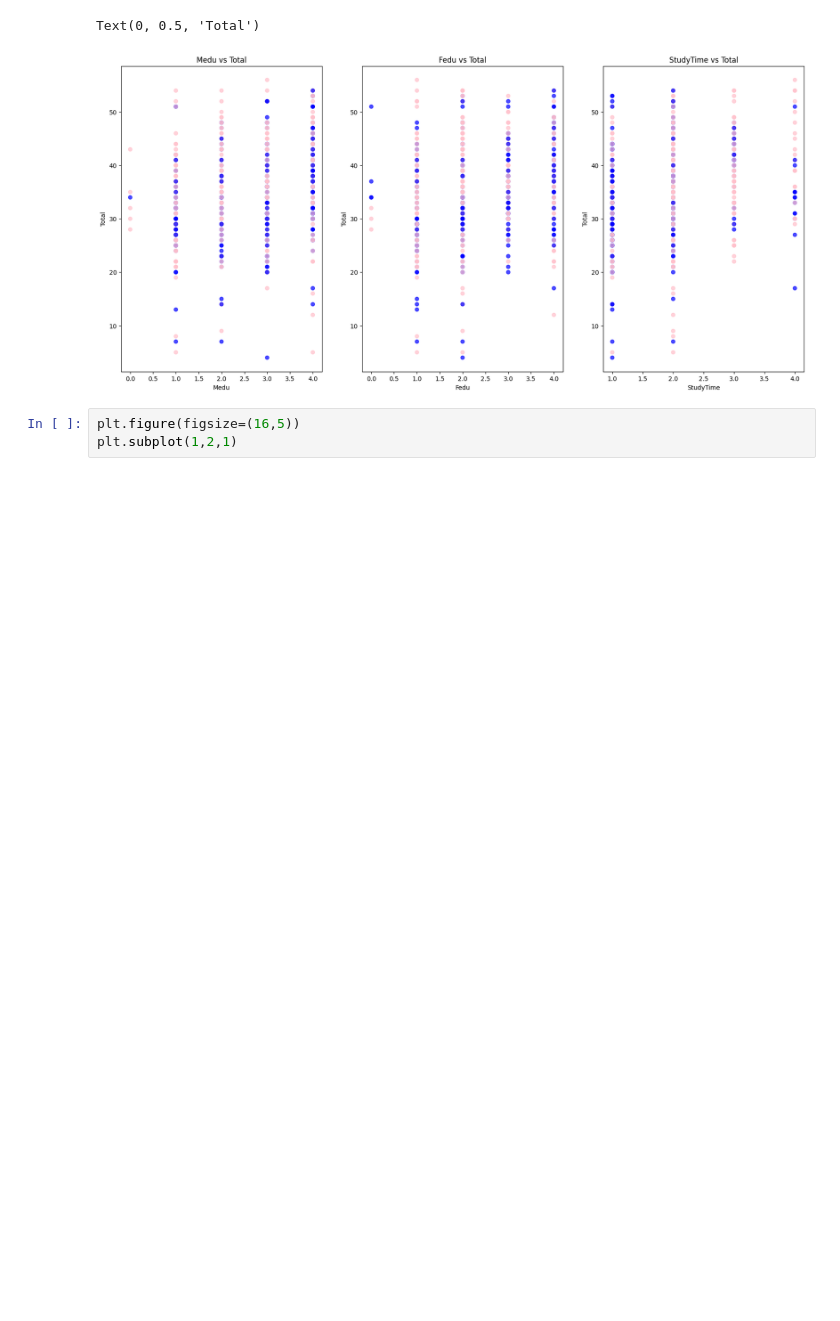
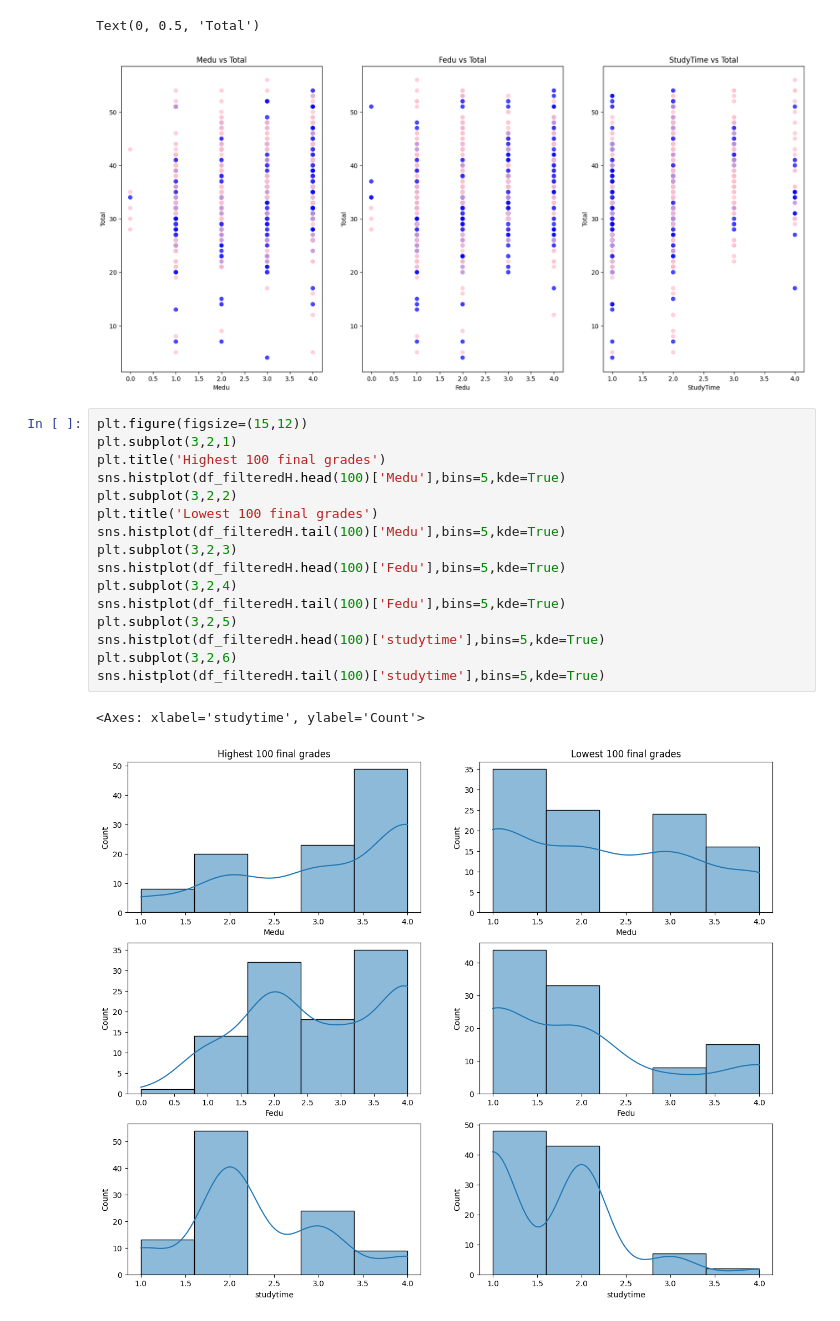
Before and after one commit to VBritis/EDA-StudentPerformance, a Jupyter notebook: EDA.ipynb, the cells around one changed output. Drawn from its saved outputs; the diff is of its cells as text; blank space fills up the shorter version.

```diff
--- a/EDA.ipynb
+++ b/EDA.ipynb
@@ -223,6 +223,22 @@ plt.ylabel('Total')
 # %% [output]
 Text(0, 0.5, 'Total')
 [figure]
-# %%
-plt.figure(figsize=(16,5))
-plt.subplot(1,2,1)
+# %%
+plt.figure(figsize=(15,12))
+plt.subplot(3,2,1)
+plt.title('Highest 100 final grades')
+sns.histplot(df_filteredH.head(100)['Medu'],bins=5,kde=True)
+plt.subplot(3,2,2)
+plt.title('Lowest 100 final grades')
+sns.histplot(df_filteredH.tail(100)['Medu'],bins=5,kde=True)
+plt.subplot(3,2,3)
+sns.histplot(df_filteredH.head(100)['Fedu'],bins=5,kde=True)
+plt.subplot(3,2,4)
+sns.histplot(df_filteredH.tail(100)['Fedu'],bins=5,kde=True)
+plt.subplot(3,2,5)
+sns.histplot(df_filteredH.head(100)['studytime'],bins=5,kde=True)
+plt.subplot(3,2,6)
+sns.histplot(df_filteredH.tail(100)['studytime'],bins=5,kde=True)
+# %% [output]
+<Axes: xlabel='studytime', ylabel='Count'>
+[figure, added]
```
